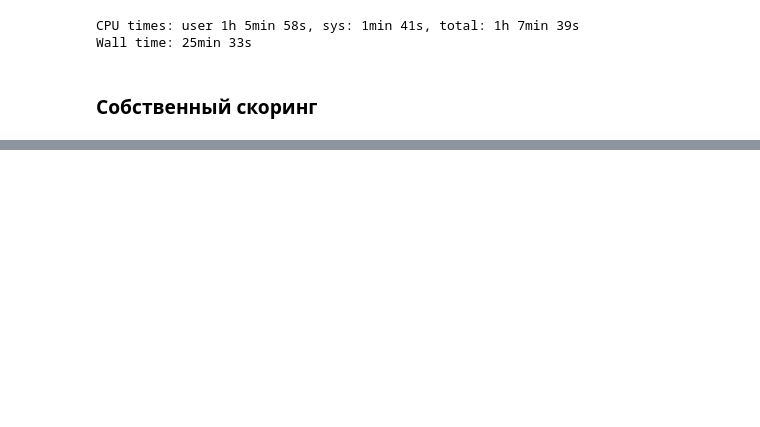
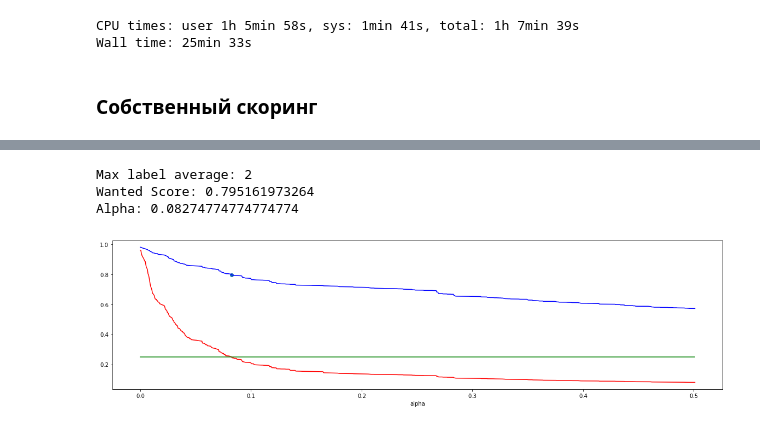
Before and after one commit to levabd/http-ml-antifraud, a Jupyter notebook: Full-Features.ipynb, the cells around one changed output, grey strips where cells are left out. Cells and saved outputs as stored; diff of their text form; code cells hidden in the pictures; blank space fills up the shorter version.

```diff
--- a/Full-Features.ipynb
+++ b/Full-Features.ipynb
@@ -397,0 +409,29 @@ alpha = alphas[np.argmax(scores)]
+# %%
+s_tp[0] = s_tp[1]
+s_lc[0] = s_lc[1]
+
+s_lc = s_lc / 8
+# %%
+fixed_count = 2
+
+s_t = np.full(len(scores['f0']), fixed_count / 8)
+
+plot(alphas, s_tp, '-b', label='Score true positive');
+plot(alphas, s_lc, '-r', label='Score label count');
+plot(alphas, s_t, '-g', label='Label count limit');
+
+wanted_score = np.max(scores[scores['f1'] < fixed_count]['f0'])
+
+scatter(alphas[np.argwhere(scores['f0'] == wanted_score)], wanted_score);
+xlabel('alpha')
+
+alpha = float(alphas[np.argwhere(scores['f0'] == wanted_score)])
+
+print("Max label average: " + str(fixed_count))
+print("Wanted Score: " + str(wanted_score))
+print("Alpha: " + str(alpha))
+# %% [output]
+Max label average: 2
+Wanted Score: 0.795161973264
+Alpha: 0.08274774774774774
+[figure, added]
```
Also changed, not shown: parts of 19 cells of this notebook, 1 other file.
